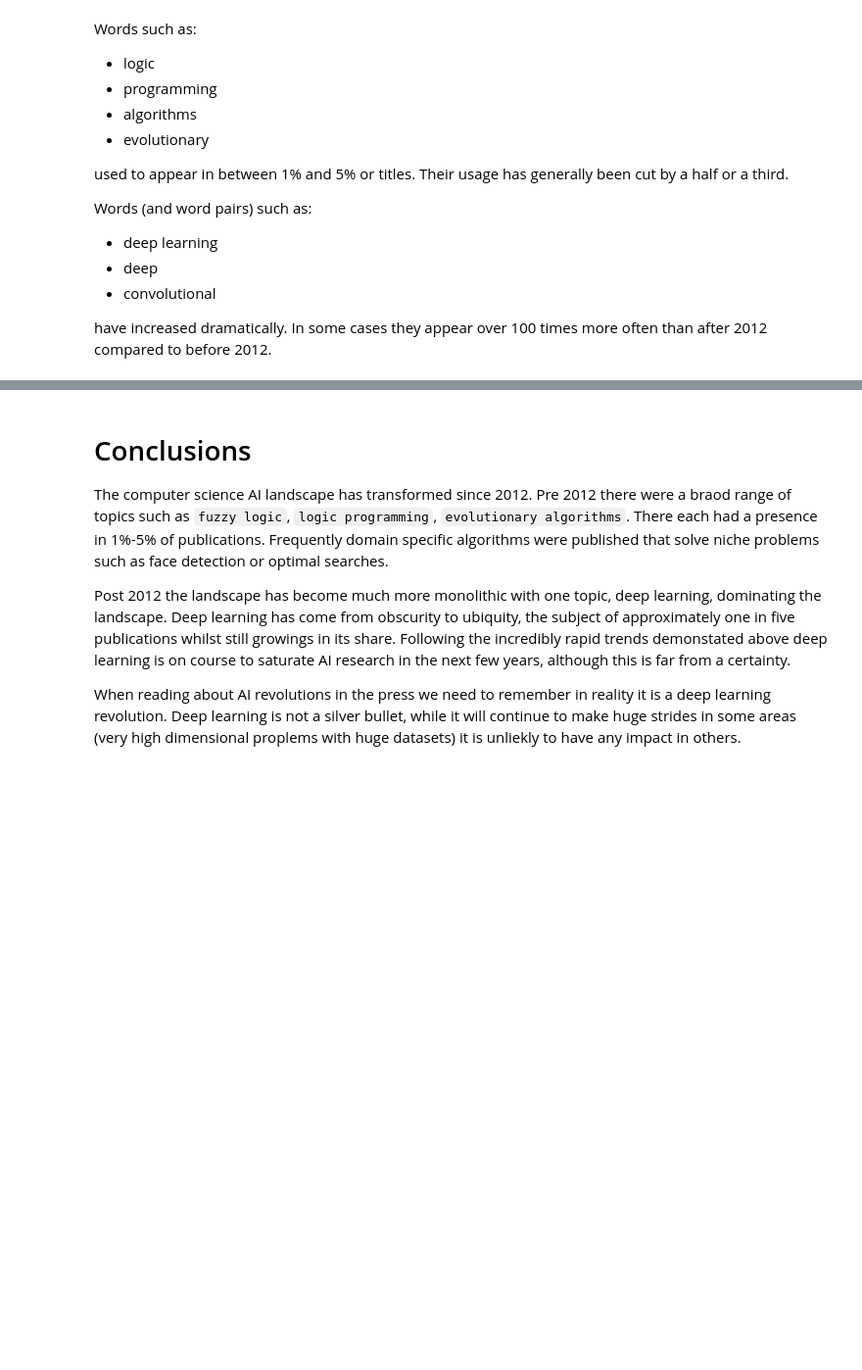
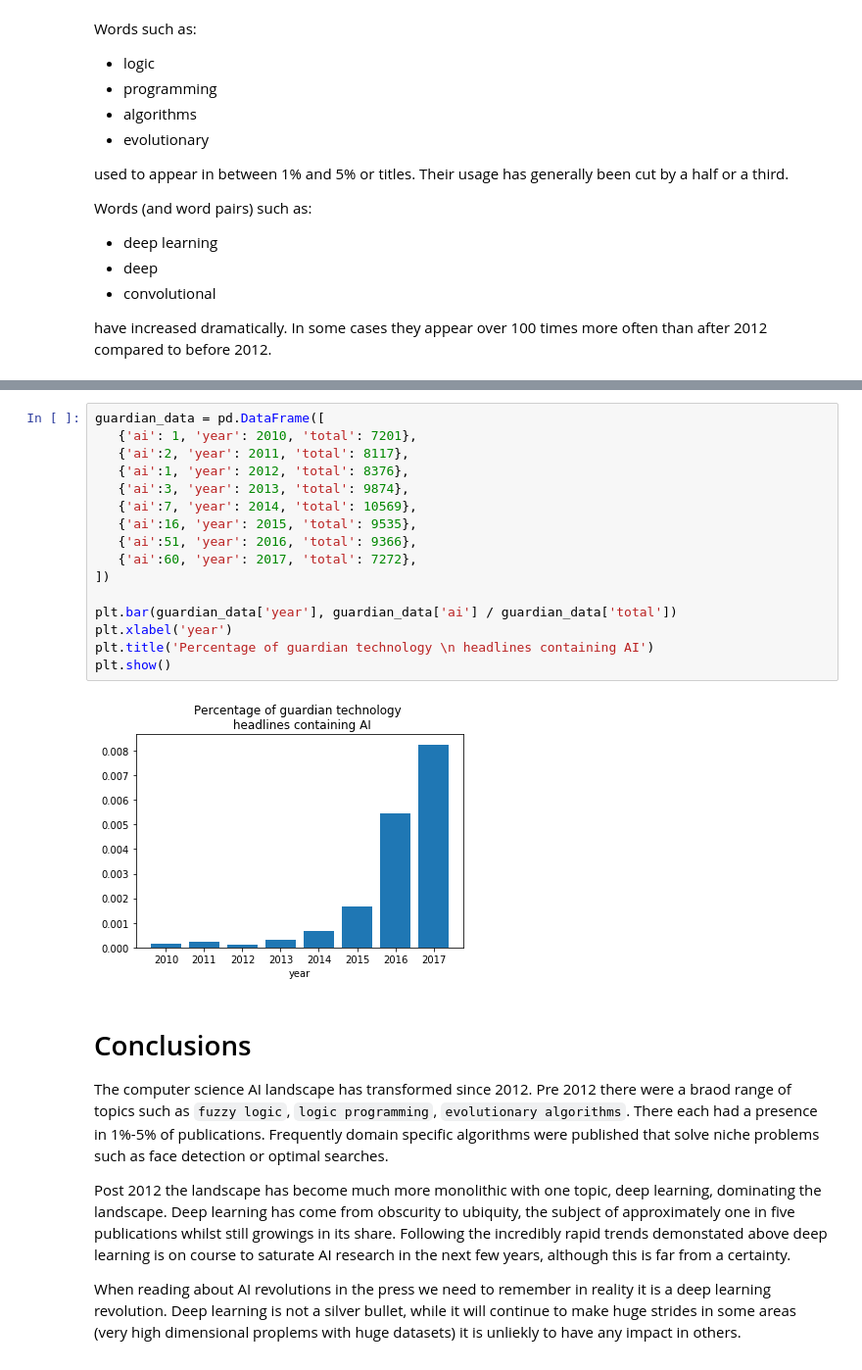
Before and after one commit to CDECatapult/what-is-the-ai-revolution, a Jupyter notebook: Why the 'AI revolution' is really a deep learning revolution.ipynb, the cells around one changed output, grey strips where cells are left out. Shown: that part at 98% size. Cells and saved outputs as stored; diff of their text form; blank space fills up the shorter version.

Commit message:
include guardian data

```diff
--- a/Why the 'AI revolution' is really a deep learning revolution.ipynb
+++ b/Why the 'AI revolution' is really a deep learning revolution.ipynb
@@ -244,3 +249,21 @@ have increased dramatically. In some cases they appear over 100 times more often
+# %%
+guardian_data = pd.DataFrame([
+   {'ai': 1, 'year': 2010, 'total': 7201},
+   {'ai':2, 'year': 2011, 'total': 8117},
+   {'ai':1, 'year': 2012, 'total': 8376},
+   {'ai':3, 'year': 2013, 'total': 9874},
+   {'ai':7, 'year': 2014, 'total': 10569},
+   {'ai':16, 'year': 2015, 'total': 9535},
+   {'ai':51, 'year': 2016, 'total': 9366},
+   {'ai':60, 'year': 2017, 'total': 7272},
+])
+
+plt.bar(guardian_data['year'], guardian_data['ai'] / guardian_data['total'])
+plt.xlabel('year')
+plt.title('Percentage of guardian technology \n headlines containing AI')
+plt.show()
+# %% [output]
+[figure, added]
 # %% [markdown]
 # Conclusions
 
```
Also changed, not shown: parts of 1 cell of this notebook, 2 other files.
